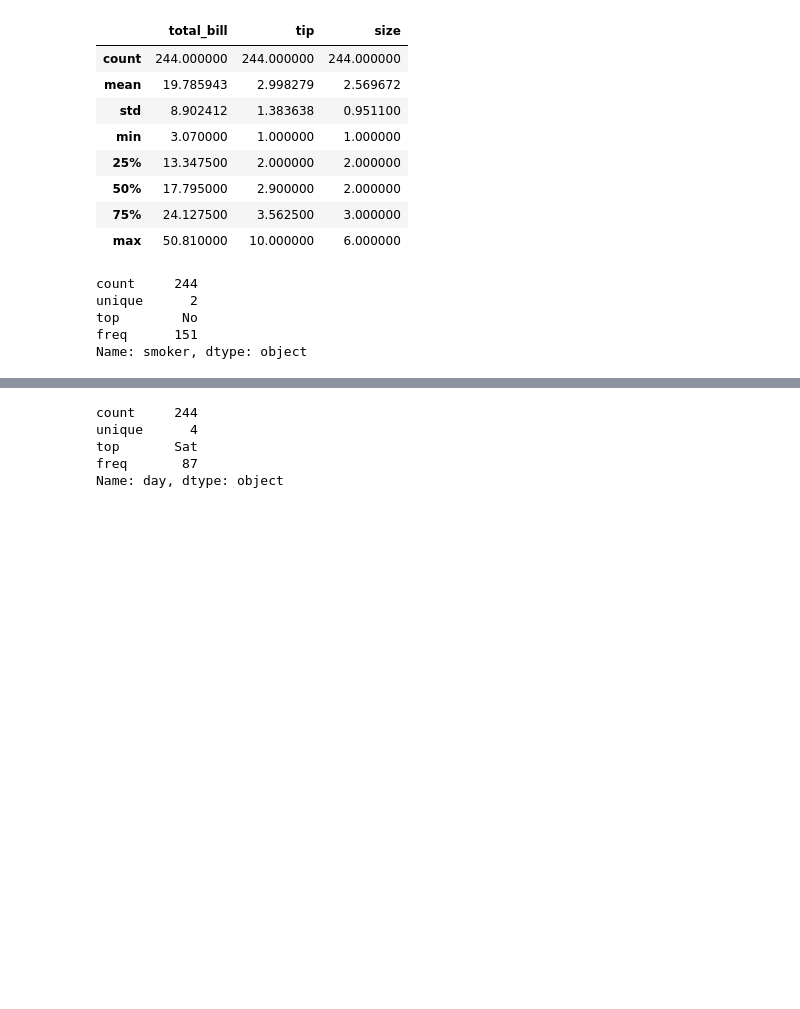
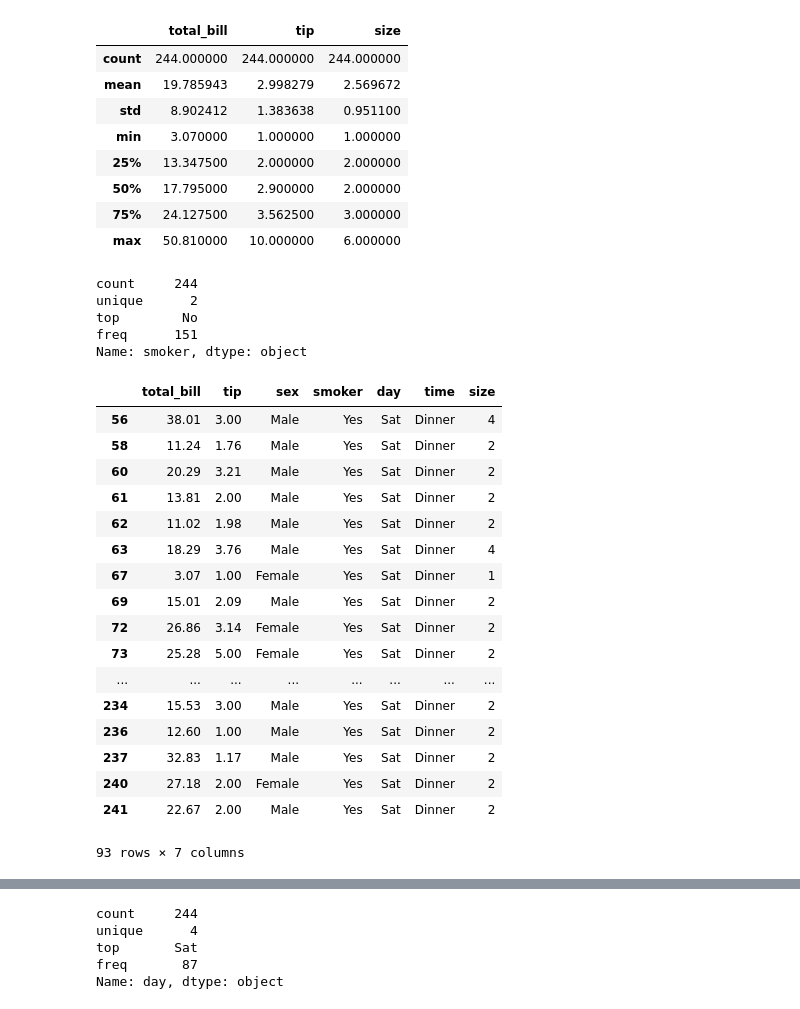
Before and after one commit to Crkonova76/Fundamentals-of-Data-Analysis_Assessment-2019, a Jupyter notebook: Tips_dataset.ipynb, the cells around one changed output, grey strips where cells are left out. Cells and saved outputs as stored; diff of their text form; code cells hidden in the pictures; blank space fills up the shorter version.

```diff
--- a/Tips_dataset.ipynb
+++ b/Tips_dataset.ipynb
@@ -91,3 +91,26 @@ unique      2
 top        No
 freq      151
 Name: smoker, dtype: object
+# %%
+smoker=df[df.loc[:,"smoker"]=="Yes"]
+# %%
+smoker
+# %% [output]
+|  | total_bill | tip | sex | smoker | day | time | size |
+| 56 | 38.01 | 3.00 | Male | Yes | Sat | Dinner | 4 |
+| 58 | 11.24 | 1.76 | Male | Yes | Sat | Dinner | 2 |
+| 60 | 20.29 | 3.21 | Male | Yes | Sat | Dinner | 2 |
+| 61 | 13.81 | 2.00 | Male | Yes | Sat | Dinner | 2 |
+| 62 | 11.02 | 1.98 | Male | Yes | Sat | Dinner | 2 |
+| 63 | 18.29 | 3.76 | Male | Yes | Sat | Dinner | 4 |
+| 67 | 3.07 | 1.00 | Female | Yes | Sat | Dinner | 1 |
+| 69 | 15.01 | 2.09 | Male | Yes | Sat | Dinner | 2 |
+| 72 | 26.86 | 3.14 | Female | Yes | Sat | Dinner | 2 |
+| 73 | 25.28 | 5.00 | Female | Yes | Sat | Dinner | 2 |
+| ... | ... | ... | ... | ... | ... | ... | ... |
+| 234 | 15.53 | 3.00 | Male | Yes | Sat | Dinner | 2 |
+| 236 | 12.60 | 1.00 | Male | Yes | Sat | Dinner | 2 |
+| 237 | 32.83 | 1.17 | Male | Yes | Sat | Dinner | 2 |
+| 240 | 27.18 | 2.00 | Female | Yes | Sat | Dinner | 2 |
+| 241 | 22.67 | 2.00 | Male | Yes | Sat | Dinner | 2 |
+93 rows × 7 columns
```
Also changed, not shown: parts of 6 cells of this notebook.
